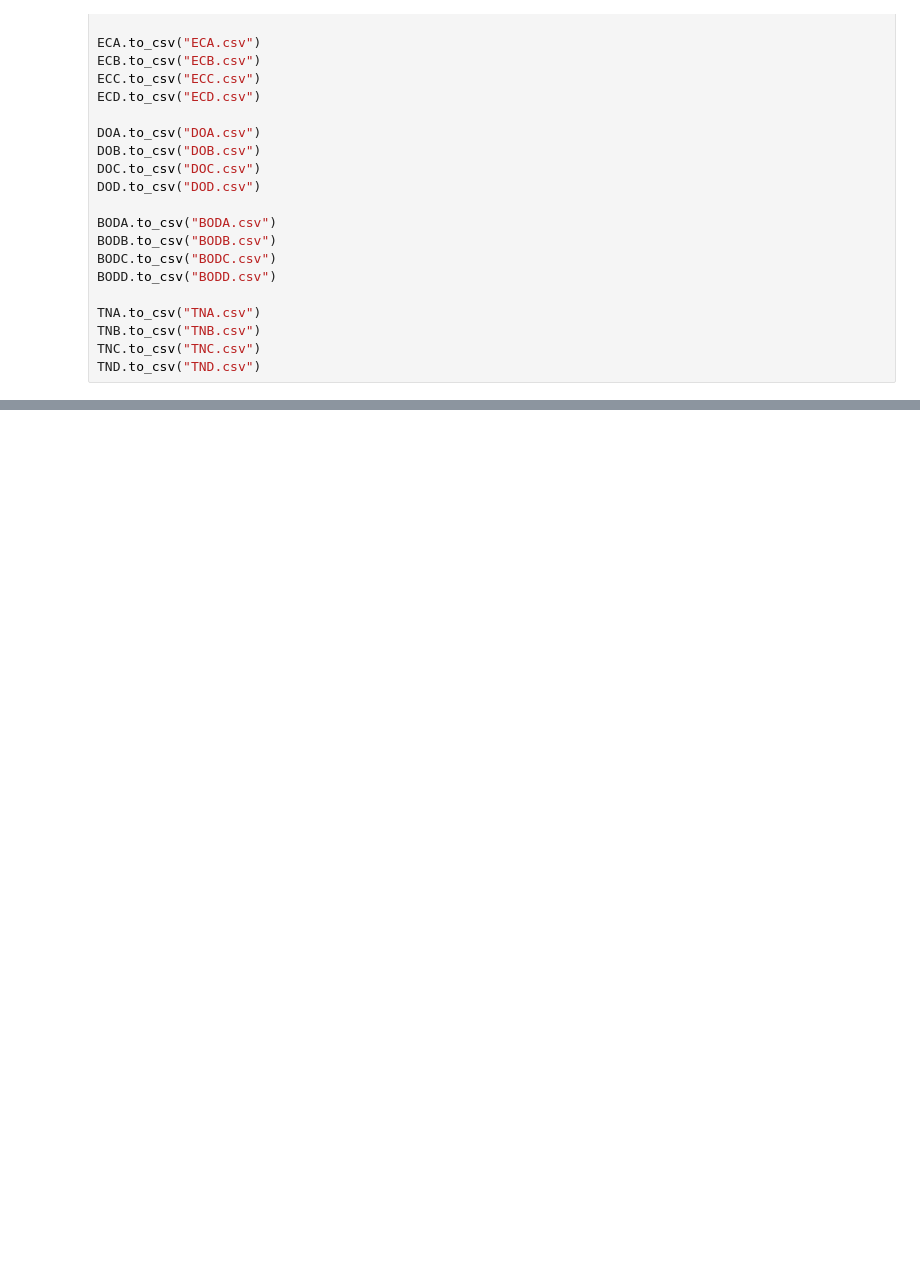
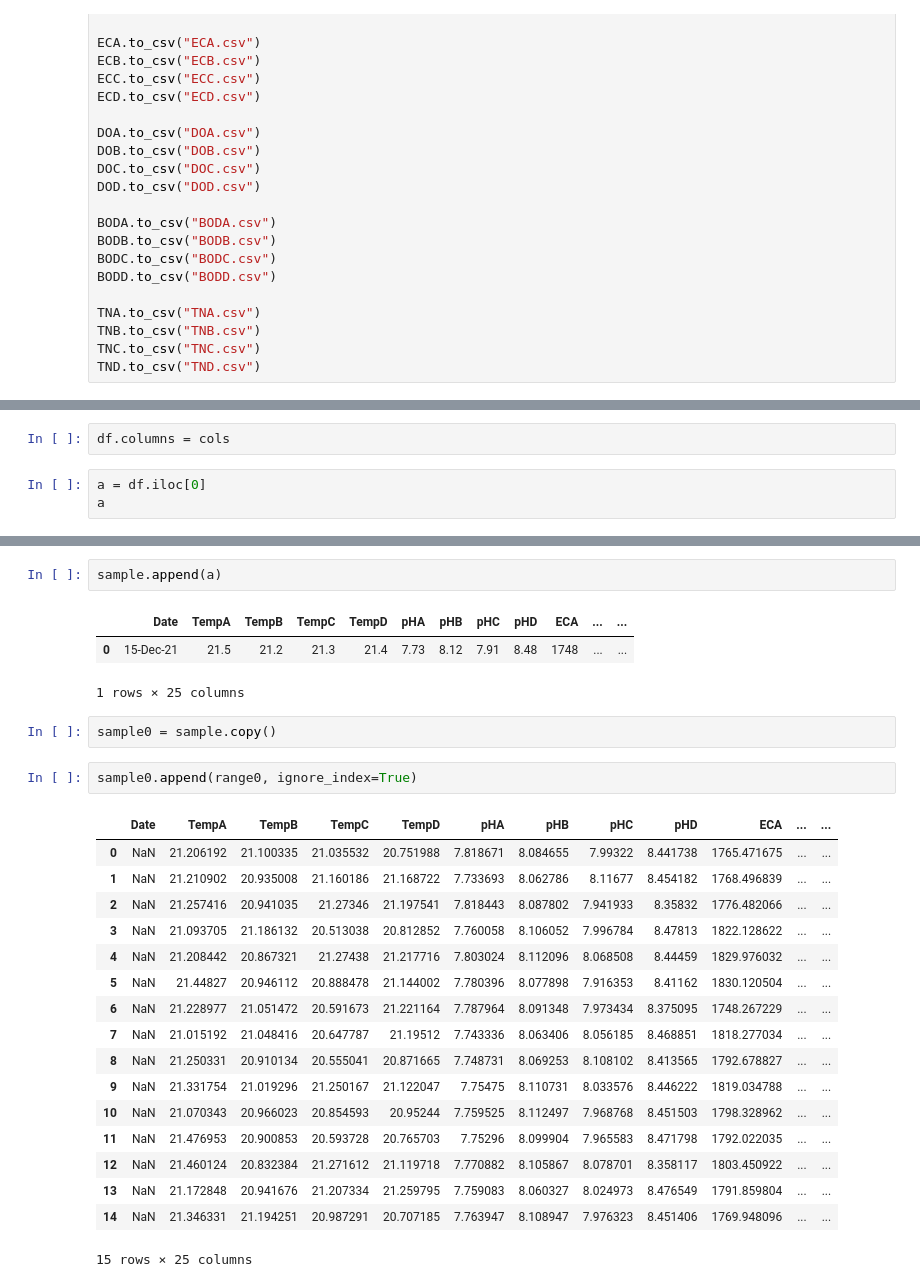
Before and after one commit to rakibhhridoy/OnGoingStudy, a Jupyter notebook: Turag/DataGenerate.ipynb, the cells around one changed output, grey strips where cells are left out. Saved outputs shown, nothing was run; the diff lists cells and outputs as text; blank space fills up the shorter version.

```diff
--- a/Turag/DataGenerate.ipynb
+++ b/Turag/DataGenerate.ipynb
@@ -797,0 +1776,5 @@ tempA
+# %%
+df.columns = cols
+# %%
+a = df.iloc[0]
+a
@@ -797,0 +1799,28 @@ tempA
+# %%
+sample.append(a)
+# %% [output]
+|  | Date | TempA | TempB | TempC | TempD | pHA | pHB | pHC | pHD | ECA | ... | ... |
+| 0 | 15-Dec-21 | 21.5 | 21.2 | 21.3 | 21.4 | 7.73 | 8.12 | 7.91 | 8.48 | 1748 | ... | ... |
+1 rows × 25 columns
+# %%
+sample0 = sample.copy()
+# %%
+sample0.append(range0, ignore_index=True)
+# %% [output]
+|  | Date | TempA | TempB | TempC | TempD | pHA | pHB | pHC | pHD | ECA | ... | ... |
+| 0 | NaN | 21.206192 | 21.100335 | 21.035532 | 20.751988 | 7.818671 | 8.084655 | 7.99322 | 8.441738 | 1765.471675 | ... | ... |
+| 1 | NaN | 21.210902 | 20.935008 | 21.160186 | 21.168722 | 7.733693 | 8.062786 | 8.11677 | 8.454182 | 1768.496839 | ... | ... |
+| 2 | NaN | 21.257416 | 20.941035 | 21.27346 | 21.197541 | 7.818443 | 8.087802 | 7.941933 | 8.35832 | 1776.482066 | ... | ... |
+| 3 | NaN | 21.093705 | 21.186132 | 20.513038 | 20.812852 | 7.760058 | 8.106052 | 7.996784 | 8.47813 | 1822.128622 | ... | ... |
+| 4 | NaN | 21.208442 | 20.867321 | 21.27438 | 21.217716 | 7.803024 | 8.112096 | 8.068508 | 8.44459 | 1829.976032 | ... | ... |
+| 5 | NaN | 21.44827 | 20.946112 | 20.888478 | 21.144002 | 7.780396 | 8.077898 | 7.916353 | 8.41162 | 1830.120504 | ... | ... |
+| 6 | NaN | 21.228977 | 21.051472 | 20.591673 | 21.221164 | 7.787964 | 8.091348 | 7.973434 | 8.375095 | 1748.267229 | ... | ... |
+| 7 | NaN | 21.015192 | 21.048416 | 20.647787 | 21.19512 | 7.743336 | 8.063406 | 8.056185 | 8.468851 | 1818.277034 | ... | ... |
+| 8 | NaN | 21.250331 | 20.910134 | 20.555041 | 20.871665 | 7.748731 | 8.069253 | 8.108102 | 8.413565 | 1792.678827 | ... | ... |
+| 9 | NaN | 21.331754 | 21.019296 | 21.250167 | 21.122047 | 7.75475 | 8.110731 | 8.033576 | 8.446222 | 1819.034788 | ... | ... |
+| 10 | NaN | 21.070343 | 20.966023 | 20.854593 | 20.95244 | 7.759525 | 8.112497 | 7.968768 | 8.451503 | 1798.328962 | ... | ... |
+| 11 | NaN | 21.476953 | 20.900853 | 20.593728 | 20.765703 | 7.75296 | 8.099904 | 7.965583 | 8.471798 | 1792.022035 | ... | ... |
+| 12 | NaN | 21.460124 | 20.832384 | 21.271612 | 21.119718 | 7.770882 | 8.105867 | 8.078701 | 8.358117 | 1803.450922 | ... | ... |
+| 13 | NaN | 21.172848 | 20.941676 | 21.207334 | 21.259795 | 7.759083 | 8.060327 | 8.024973 | 8.476549 | 1791.859804 | ... | ... |
+| 14 | NaN | 21.346331 | 21.194251 | 20.987291 | 20.707185 | 7.763947 | 8.108947 | 7.976323 | 8.451406 | 1769.948096 | ... | ... |
+15 rows × 25 columns
```
Also changed, not shown: parts of 36 cells of this notebook, 50 other files.
